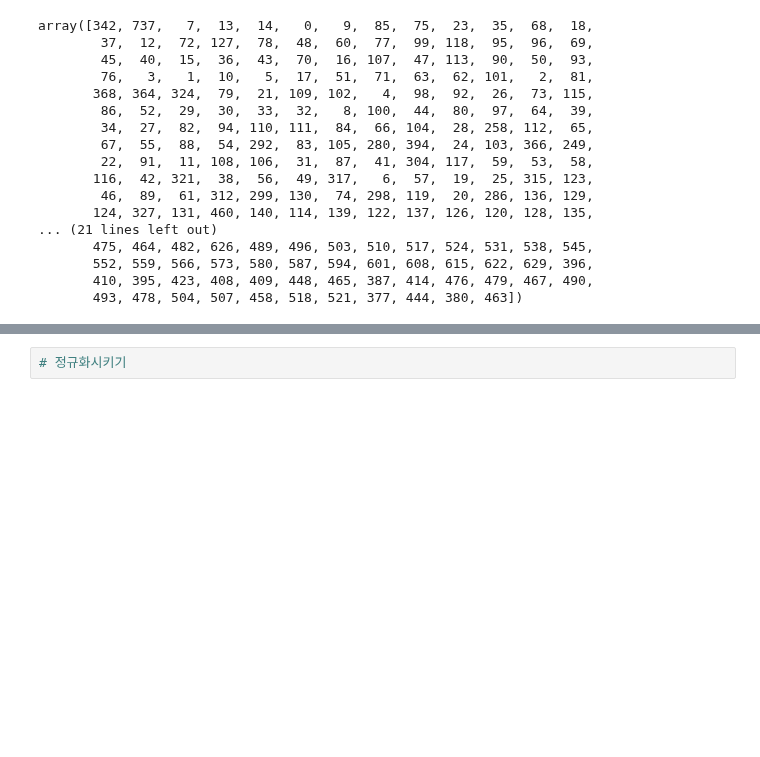
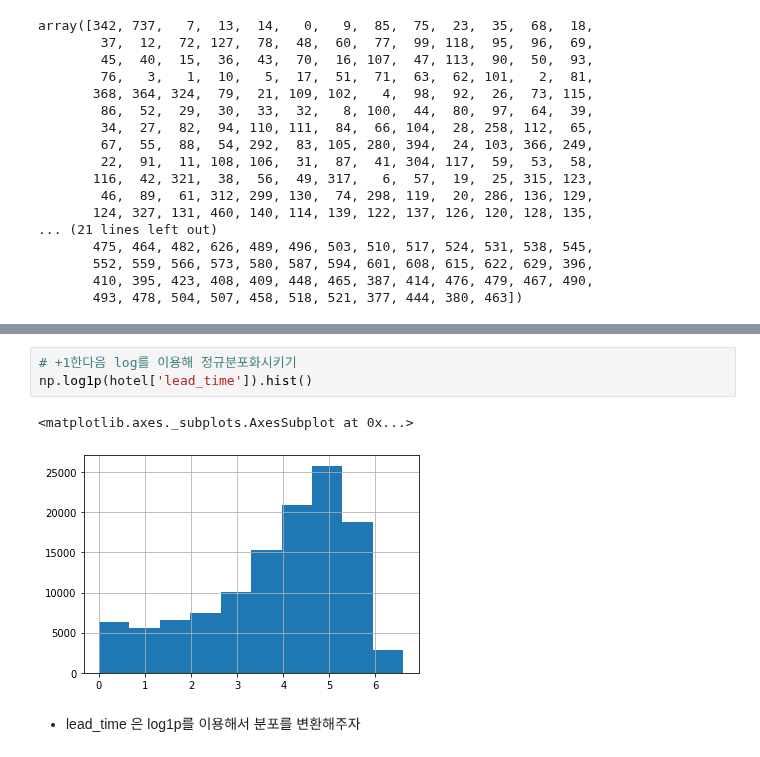
Before and after one commit to young-hun-jo/DataAnalysis, a Jupyter notebook: hotel_booking/prediction_modeling.ipynb, the cells around one changed output, grey strips where cells are left out. Cells and saved outputs as stored; diff of their text form; blank space fills up the shorter version.

```diff
--- a/hotel_booking/prediction_modeling.ipynb
+++ b/hotel_booking/prediction_modeling.ipynb
@@ -138,2 +154,8 @@ hotel['lead_time'].hist()
-# %%
-# 정규화시키기
+# %%
+# +1한다음 log를 이용해 정규분포화시키기
+np.log1p(hotel['lead_time']).hist()
+# %% [output]
+<matplotlib.axes._subplots.AxesSubplot at 0x...>
+[figure, added]
+# %% [markdown]
+- lead_time 은 log1p를 이용해서 분포를 변환해주자
```
Also changed, not shown: parts of 66 cells of this notebook, 1 other file.
